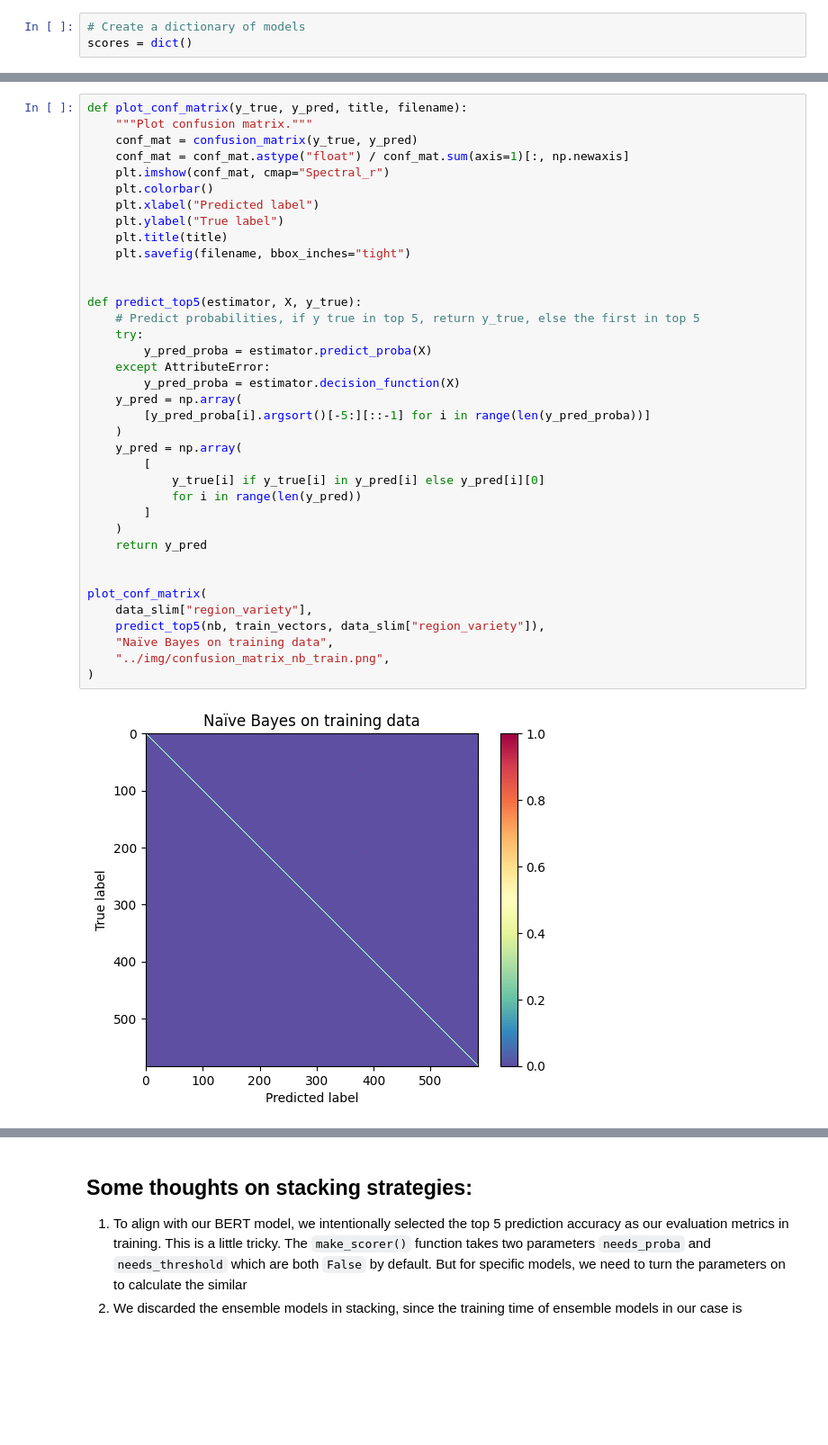
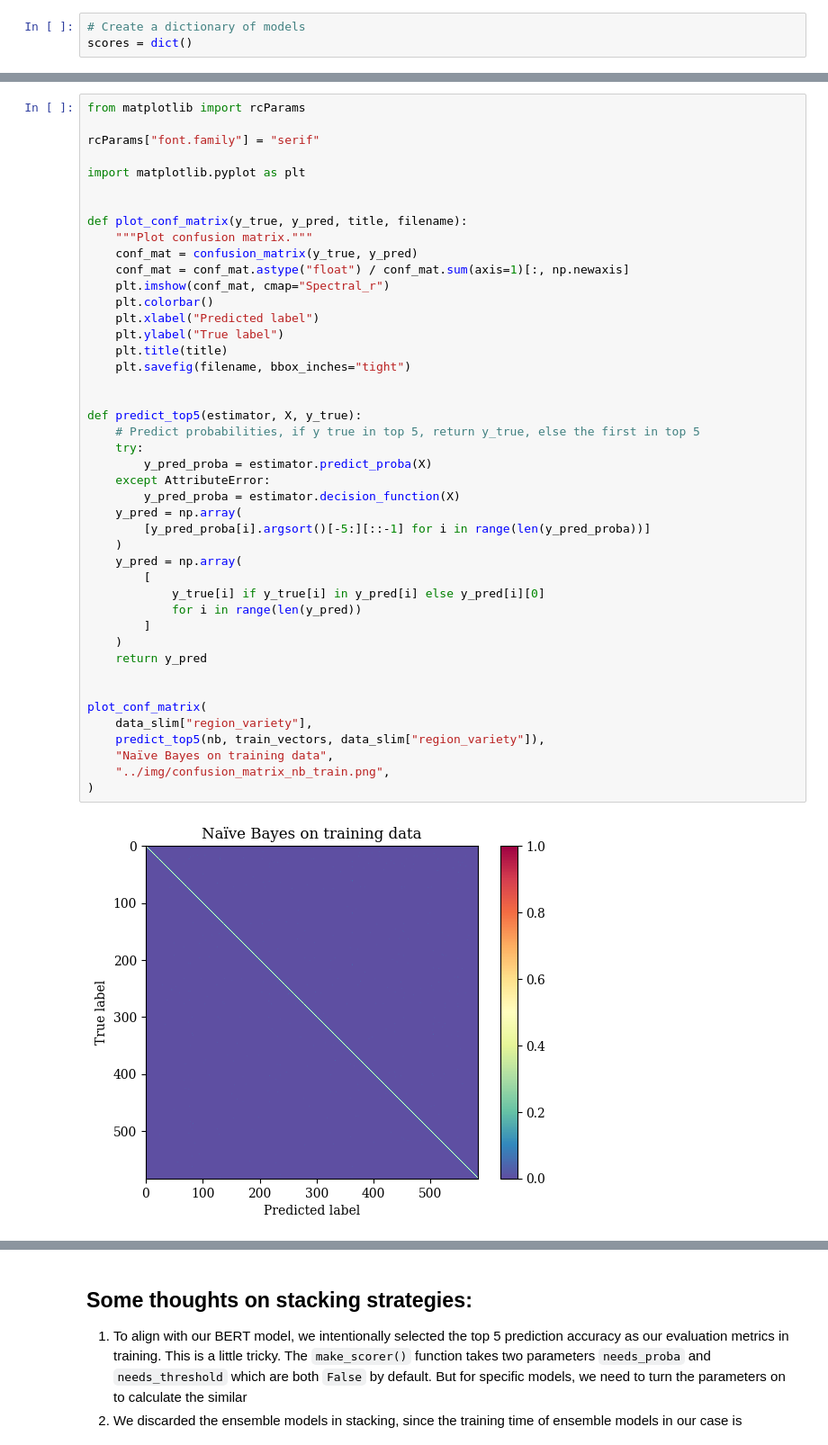
Before and after one commit to CeleritasML/sommelier-app, a Jupyter notebook: notebooks/stacking.ipynb, the cells around one changed output, grey strips where cells are left out. Shown at 90% size. Saved outputs shown, nothing was run; the diff lists cells and outputs as text; blank space fills up the shorter version.

Commit message:
Add infer time plot and change font.

```diff
--- a/notebooks/stacking.ipynb
+++ b/notebooks/stacking.ipynb
@@ -156,6 +155,13 @@ nb.fit(train_vectors, data_slim["region_variety"])
 # %% [output]
 MultinomialNB()
 # %%
+from matplotlib import rcParams
+
+rcParams["font.family"] = "serif"
+
+import matplotlib.pyplot as plt
+
+
 def plot_conf_matrix(y_true, y_pred, title, filename):
     """Plot confusion matrix."""
     conf_mat = confusion_matrix(y_true, y_pred)
@@ -166,34 +172,34 @@ def plot_conf_matrix(y_true, y_pred, title, filename):
     plt.ylabel("True label")
     plt.title(title)
     plt.savefig(filename, bbox_inches="tight")
 
 
 def predict_top5(estimator, X, y_true):
     # Predict probabilities, if y true in top 5, return y_true, else the first in top 5
     try:
         y_pred_proba = estimator.predict_proba(X)
     except AttributeError:
         y_pred_proba = estimator.decision_function(X)
     y_pred = np.array(
         [y_pred_proba[i].argsort()[-5:][::-1] for i in range(len(y_pred_proba))]
     )
     y_pred = np.array(
         [
             y_true[i] if y_true[i] in y_pred[i] else y_pred[i][0]
             for i in range(len(y_pred))
         ]
     )
     return y_pred
 
 
 plot_conf_matrix(
     data_slim["region_variety"],
     predict_top5(nb, train_vectors, data_slim["region_variety"]),
     "Naïve Bayes on training data",
     "../img/confusion_matrix_nb_train.png",
 )
 # %% [output]
-[figure, old version]
+[figure, new version]
 # %%
 plot_conf_matrix(
     data["test"]["region_variety"],
```
Also changed, not shown: parts of 34 cells of this notebook, 20 other files.
